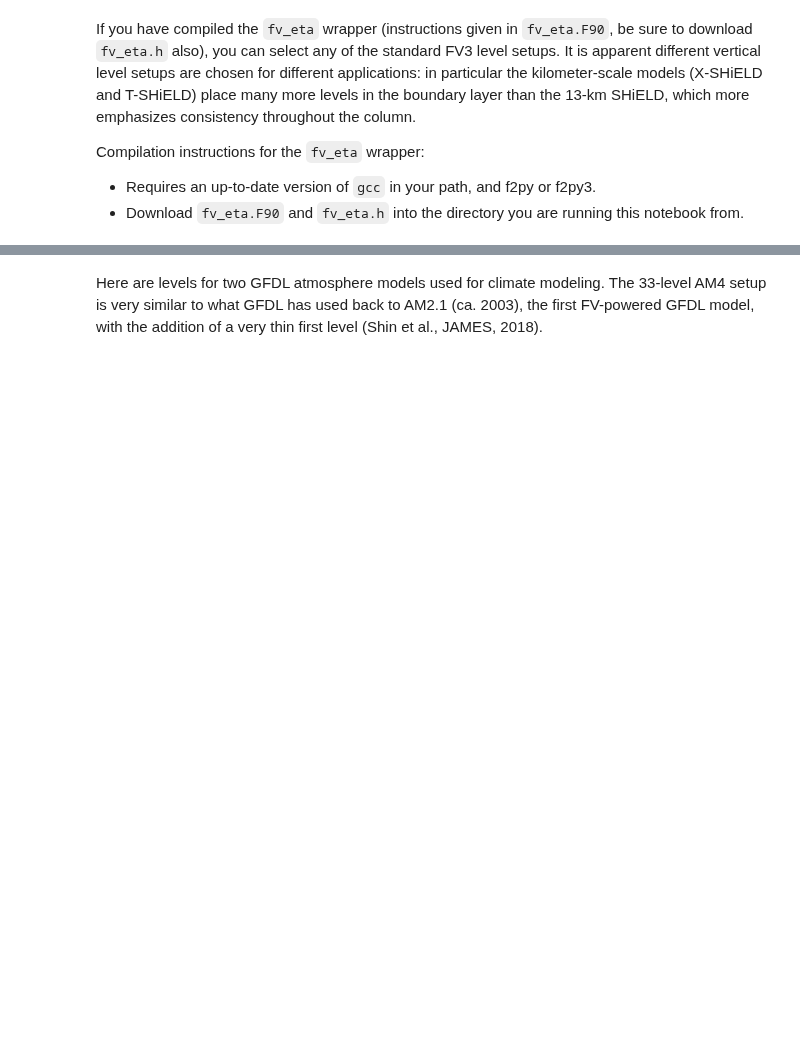
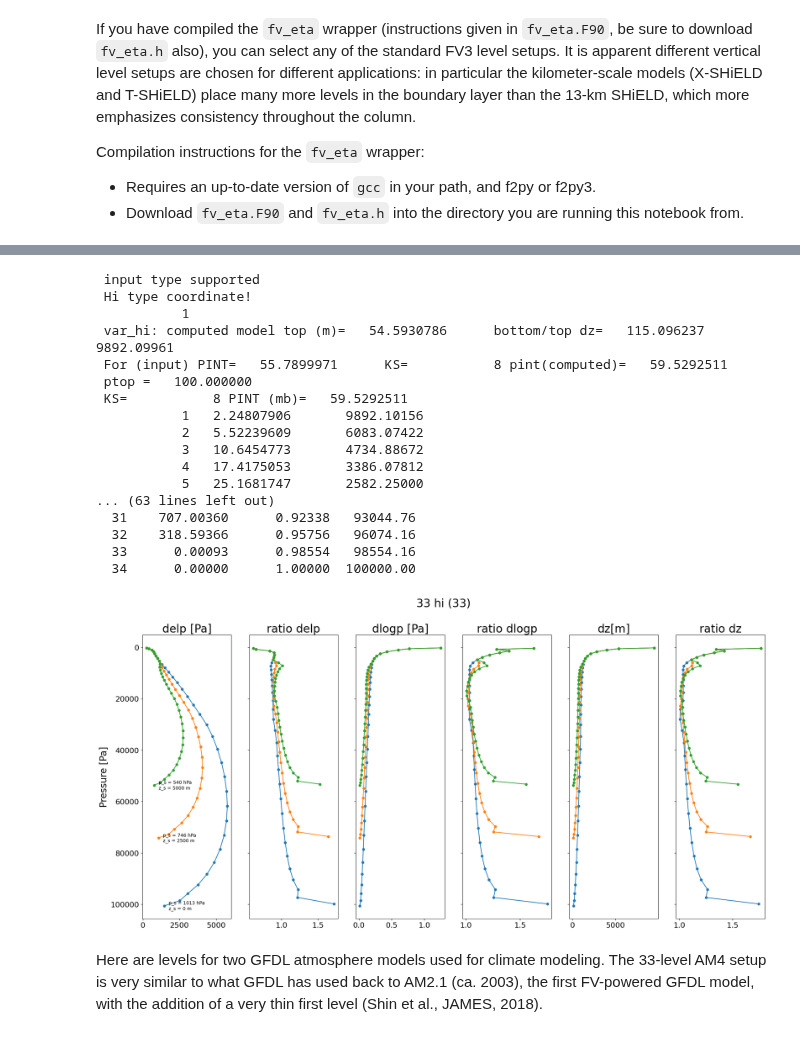
Before and after one commit to NOAA-GFDL/GFDL_atmos_cubed_sphere, a Jupyter notebook: docs/examples/FV3_level_transmogrifier/FV3_level_transmogrifier.ipynb, the cells around one changed output, grey strips where cells are left out. Saved outputs shown, nothing was run; the diff lists cells and outputs as text; code cells hidden in the pictures; blank space fills up the shorter version.

```diff
--- a/docs/examples/FV3_level_transmogrifier/FV3_level_transmogrifier.ipynb
+++ b/docs/examples/FV3_level_transmogrifier/FV3_level_transmogrifier.ipynb
@@ -274,3 +413,25 @@ fv3_level_make_plots(ak,bk,"T-SHiELD 2021",zss,do_ylog,'z')
+# %%
+ak, bk = fv_eta.set_eta(33,'hi')
+fv3_level_make_plots(ak,bk,"33 hi",zss,do_ylog,zcoord_type)
+# %% [output]
+ input type supported
+ Hi type coordinate!
+           1
+ var_hi: computed model top (m)=   54.5930786      bottom/top dz=   115.096237       9892.09961
+ For (input) PINT=   55.7899971      KS=           8 pint(computed)=   59.5292511
+ ptop =   100.000000
+ KS=           8 PINT (mb)=   59.5292511
+           1   2.24807906       9892.10156
+           2   5.52239609       6083.07422
+           3   10.6454773       4734.88672
+           4   17.4175053       3386.07812
+           5   25.1681747       2582.25000
+... (63 lines left out)
+  31    707.00360      0.92338   93044.76
+  32    318.59366      0.95756   96074.16
+  33      0.00093      0.98554   98554.16
+  34      0.00000      1.00000  100000.00
+[figure, added]
 # %% [markdown]
 Here are levels for two GFDL atmosphere models used for climate modeling. The 33-level AM4 setup is very similar to what GFDL has used back to AM2.1 (ca. 2003), the first FV-powered GFDL model, with the addition of a very thin first level (Shin et al., JAMES, 2018).
 # %%
```
Also changed, not shown: parts of 11 cells of this notebook, 2 other files.
